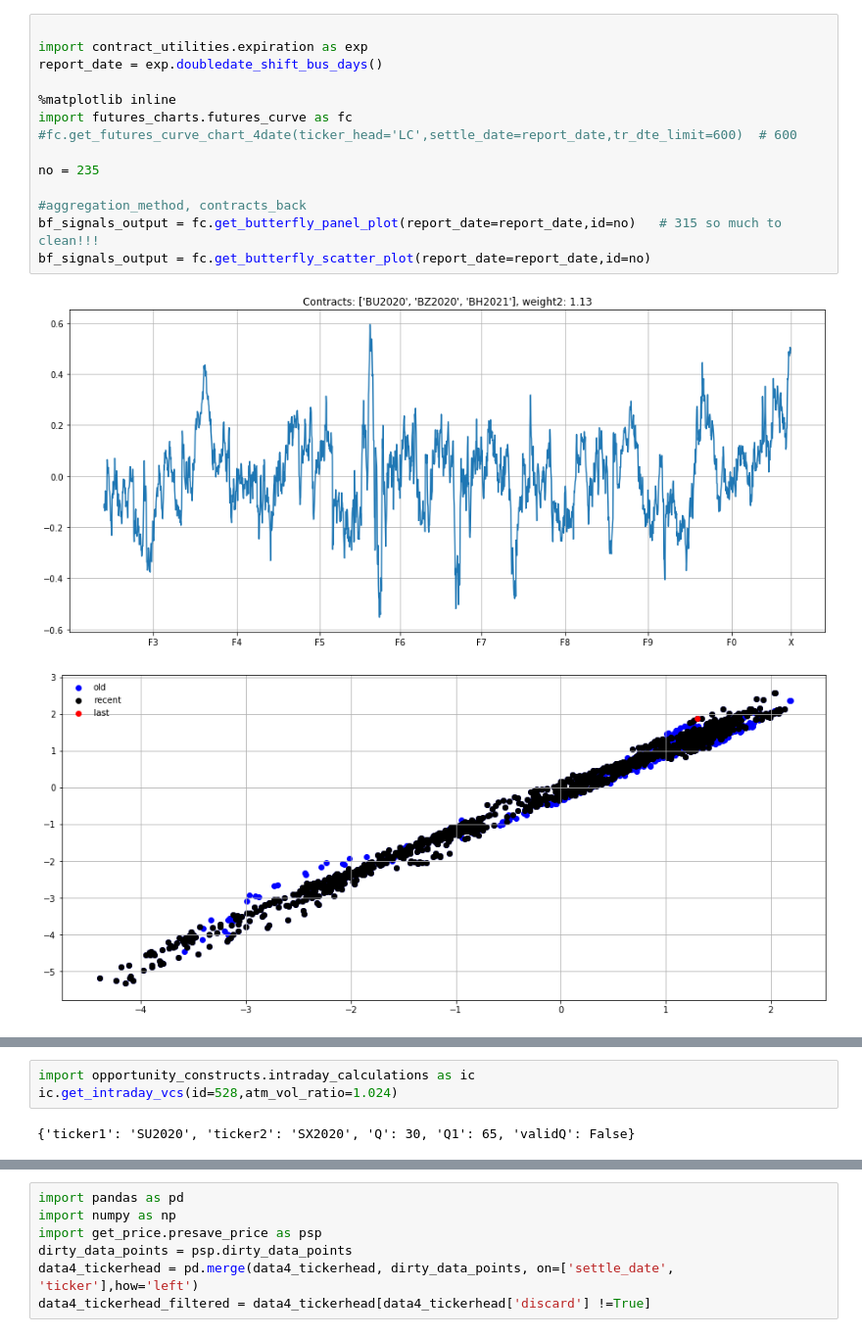
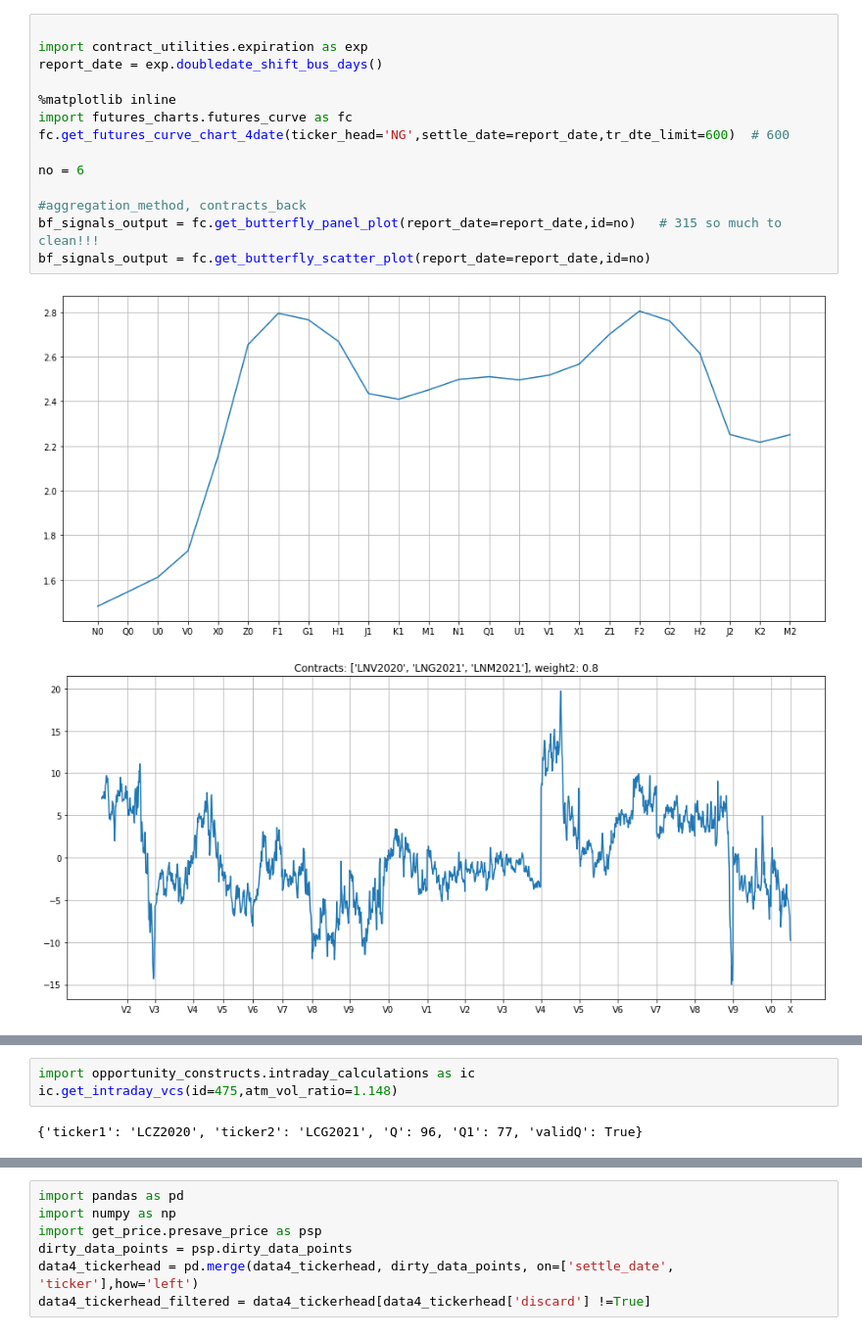
Before and after one commit to chitown2016/repo_barbarossa, a Jupyter notebook: PycharmProjects/ta/analysis.ipynb, the cells around one changed output, grey strips where cells are left out. Shown: that part at 98% size. Cells and saved outputs as stored; diff of their text form.

```diff
--- a/PycharmProjects/ta/analysis.ipynb
+++ b/PycharmProjects/ta/analysis.ipynb
@@ -1,17 +1,17 @@
 # %%
 
 import contract_utilities.expiration as exp
 report_date = exp.doubledate_shift_bus_days()
 
 %matplotlib inline
 import futures_charts.futures_curve as fc
-#fc.get_futures_curve_chart_4date(ticker_head='LC',settle_date=report_date,tr_dte_limit=600)  # 600
+fc.get_futures_curve_chart_4date(ticker_head='NG',settle_date=report_date,tr_dte_limit=600)  # 600
 
-no = 235
+no = 6
 
 #aggregation_method, contracts_back
 bf_signals_output = fc.get_butterfly_panel_plot(report_date=report_date,id=no)   # 315 so much to clean!!!
 bf_signals_output = fc.get_butterfly_scatter_plot(report_date=report_date,id=no)
 # %% [output]
-[figure, old version]
+[figure, new version]
-[figure, old version]
+[figure, new version]
@@ -18,8 +19,8 @@ bf_signals_output = fc.get_butterfly_scatter_plot(report_date=report_date,id=no)
 # %%
 import opportunity_constructs.intraday_calculations as ic
-ic.get_intraday_vcs(id=528,atm_vol_ratio=1.024)
+ic.get_intraday_vcs(id=475,atm_vol_ratio=1.148)
 # %% [output]
-{'ticker1': 'SU2020', 'ticker2': 'SX2020', 'Q': 30, 'Q1': 65, 'validQ': False}
+{'ticker1': 'LCZ2020', 'ticker2': 'LCG2021', 'Q': 96, 'Q1': 77, 'validQ': True}
 # %%
 import futures_charts.options_curve as ocr
 %matplotlib inline
```
Also changed, not shown: parts of 4 cells of this notebook, 28 other files.
